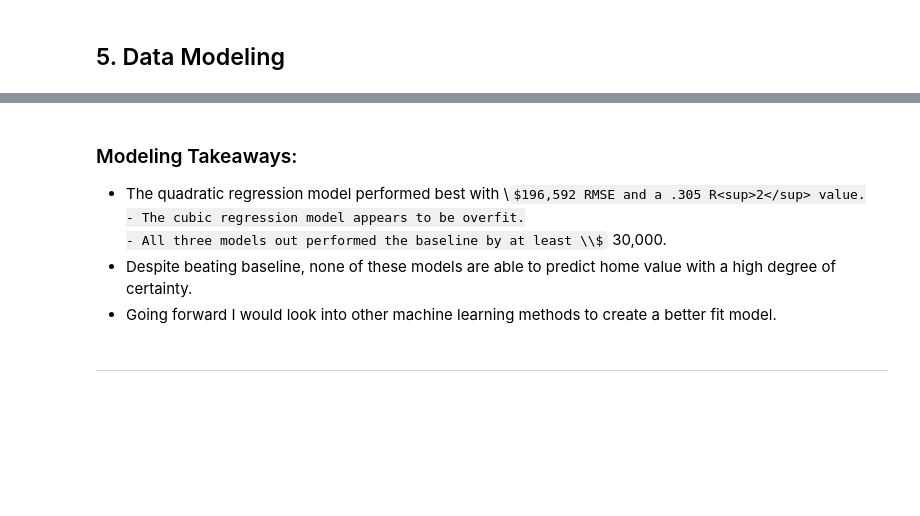
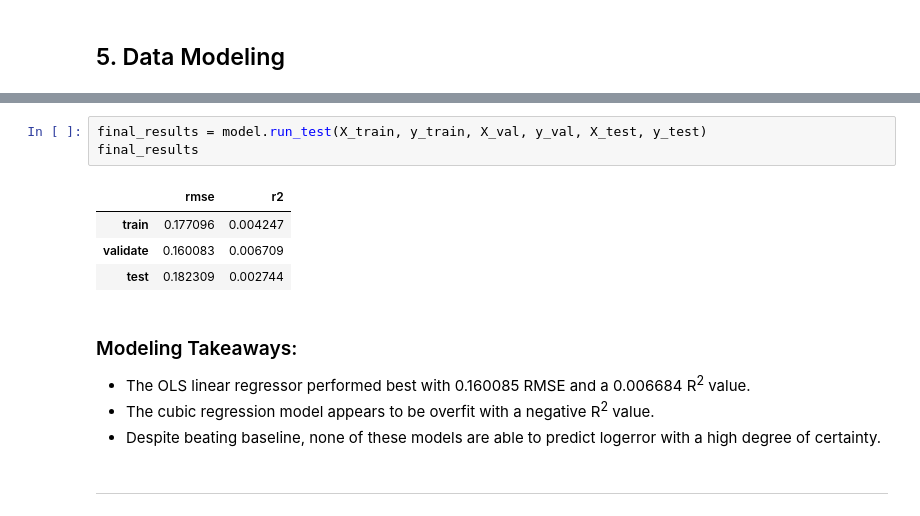
Before and after one commit to zillow-cluster-project/zillow-cluster-repo, a Jupyter notebook: final_report.ipynb, the cells around one changed output, grey strips where cells are left out. Cells and saved outputs as stored; diff of their text form; some formulas as TeX source; blank space fills up the shorter version.

```diff
--- a/final_report.ipynb
+++ b/final_report.ipynb
@@ -537,10 +310,16 @@ results.T
+# %%
+final_results = model.run_test(X_train, y_train, X_val, y_val, X_test, y_test)
+final_results
+# %% [output]
+|  | rmse | r2 |
+| train | 0.177096 | 0.004247 |
+| validate | 0.160083 | 0.006709 |
+| test | 0.182309 | 0.002744 |
 # %% [markdown]
 ### Modeling Takeaways:
-- The quadratic regression model performed best with \\$196,592 RMSE and a .305 R<sup>2</sup> value.
-- The cubic regression model appears to be overfit.
-- All three models out performed the baseline by at least \\$30,000.
-- Despite beating baseline, none of these models are able to predict home value with a high degree of certainty.
-- Going forward I would look into other machine learning methods to create a better fit model.
+- The OLS linear regressor performed best with 0.160085 RMSE and a 0.006684 R<sup>2</sup> value.
+- The cubic regression model appears to be overfit with a negative R<sup>2</sup> value.
+- Despite beating baseline, none of these models are able to predict logerror with a high degree of certainty.
 # %% [markdown]
 ----
 # %% [markdown]
```
Also changed, not shown: parts of 25 cells of this notebook, 2 other files.
